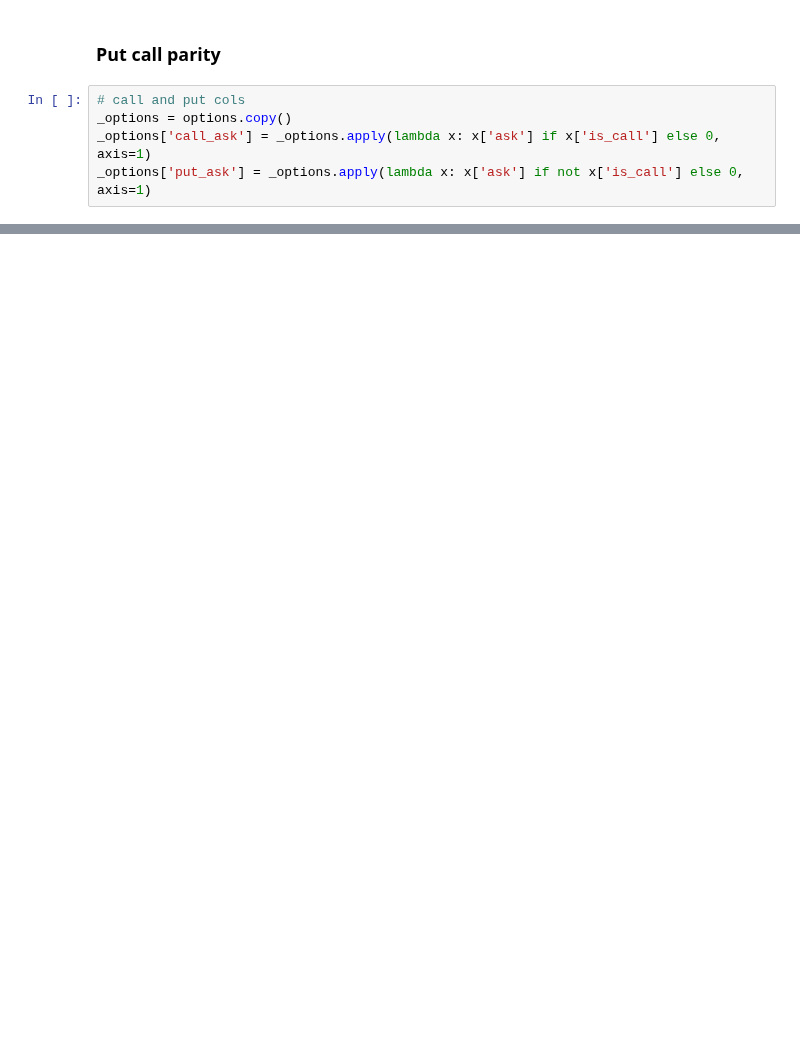
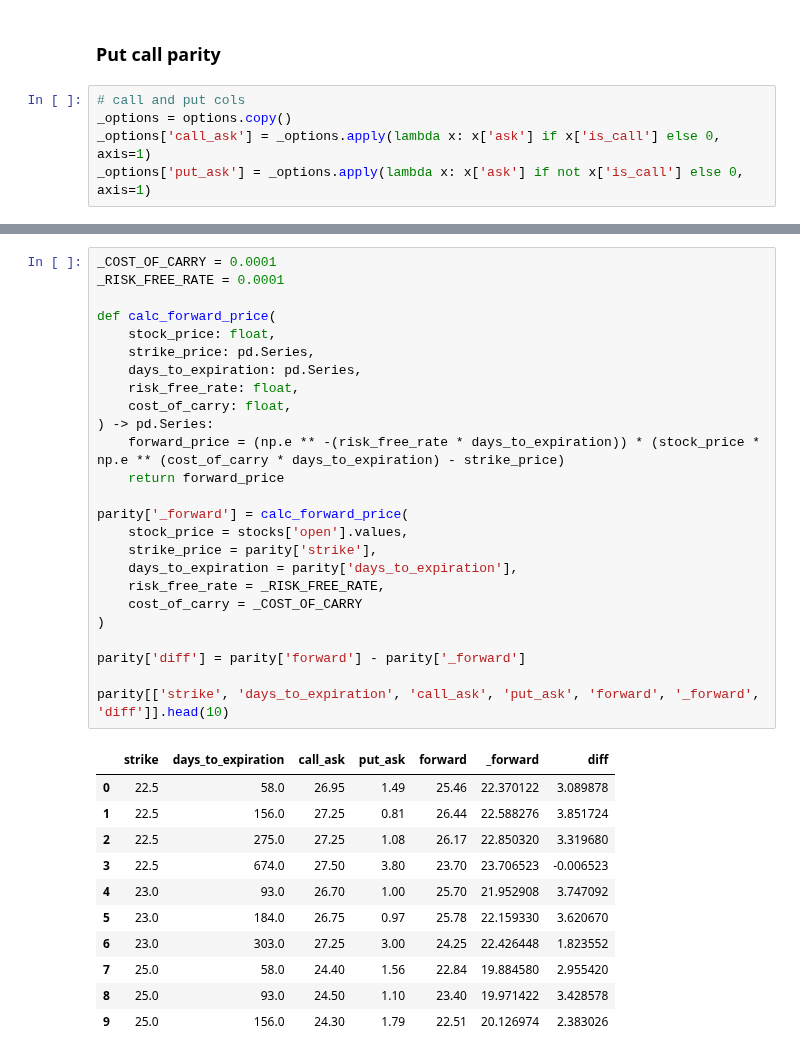
Before and after one commit to rbetzler/fun-times-in-python, a Jupyter notebook: finance/data_science/exploration/20200425_options.ipynb, the cells around one changed output, grey strips where cells are left out. Drawn from its saved outputs; the diff is of its cells as text; blank space fills up the shorter version.

```diff
--- a/finance/data_science/exploration/20200425_options.ipynb
+++ b/finance/data_science/exploration/20200425_options.ipynb
@@ -226,0 +252,37 @@ plt.show()
+# %%
+_COST_OF_CARRY = 0.0001
+_RISK_FREE_RATE = 0.0001
+
+def calc_forward_price(
+    stock_price: float,
+    strike_price: pd.Series,
+    days_to_expiration: pd.Series,
+    risk_free_rate: float,
+    cost_of_carry: float,
+) -> pd.Series:
+    forward_price = (np.e ** -(risk_free_rate * days_to_expiration)) * (stock_price * np.e ** (cost_of_carry * days_to_expiration) - strike_price)
+    return forward_price
+
+parity['_forward'] = calc_forward_price(
+    stock_price = stocks['open'].values,
+    strike_price = parity['strike'],
+    days_to_expiration = parity['days_to_expiration'],
+    risk_free_rate = _RISK_FREE_RATE,
+    cost_of_carry = _COST_OF_CARRY
+)
+
+parity['diff'] = parity['forward'] - parity['_forward']
+
+parity[['strike', 'days_to_expiration', 'call_ask', 'put_ask', 'forward', '_forward', 'diff']].head(10)
+# %% [output]
+|  | strike | days_to_expiration | call_ask | put_ask | forward | _forward | diff |
+| 0 | 22.5 | 58.0 | 26.95 | 1.49 | 25.46 | 22.370122 | 3.089878 |
+| 1 | 22.5 | 156.0 | 27.25 | 0.81 | 26.44 | 22.588276 | 3.851724 |
+| 2 | 22.5 | 275.0 | 27.25 | 1.08 | 26.17 | 22.850320 | 3.319680 |
+| 3 | 22.5 | 674.0 | 27.50 | 3.80 | 23.70 | 23.706523 | -0.006523 |
+| 4 | 23.0 | 93.0 | 26.70 | 1.00 | 25.70 | 21.952908 | 3.747092 |
+| 5 | 23.0 | 184.0 | 26.75 | 0.97 | 25.78 | 22.159330 | 3.620670 |
+| 6 | 23.0 | 303.0 | 27.25 | 3.00 | 24.25 | 22.426448 | 1.823552 |
+| 7 | 25.0 | 58.0 | 24.40 | 1.56 | 22.84 | 19.884580 | 2.955420 |
+| 8 | 25.0 | 93.0 | 24.50 | 1.10 | 23.40 | 19.971422 | 3.428578 |
+| 9 | 25.0 | 156.0 | 24.30 | 1.79 | 22.51 | 20.126974 | 2.383026 |
```
Also changed, not shown: parts of 8 cells of this notebook, 4 other files.
